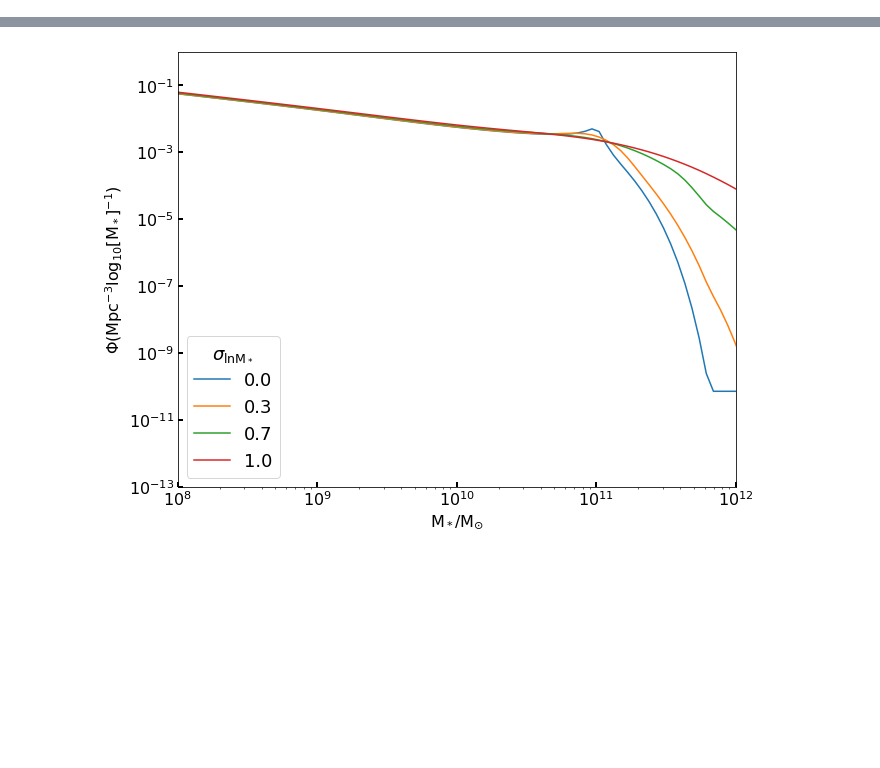
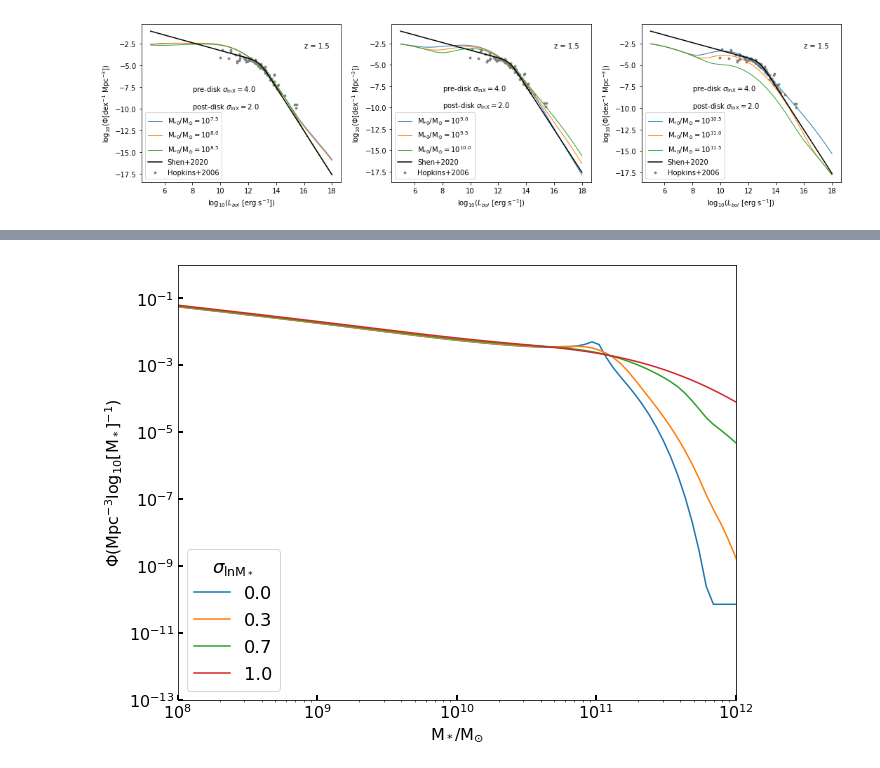
Before and after one commit to megantillman/get_QLF, a Jupyter notebook: function_updates.ipynb, the cells around one changed output, grey strips where cells are left out. Drawn from its saved outputs; the diff is of its cells as text; code cells hidden in the pictures; blank space fills up the shorter version.

```diff
--- a/function_updates.ipynb
+++ b/function_updates.ipynb
@@ -270,0 +315,30 @@ class QLF():
+# %%
+plt.close()
+fig, (ax1,ax2,ax3) = plt.subplots(1,3,figsize=(15,4))
+z = 1.5
+qlf = QLF(z, 0.005)
+qlf.get_dNdlnMstar(0.7)
+lums = np.linspace(5,18,1000)
+init = 7.5
+siglnX = [4.0, 2.0]
+for ax in [ax1,ax2,ax3]:
+    for start in [init,init+0.5,init+1.0]:
+        qlf.get_Mbh(start, approx_local=False)
+        qlf.get_dNdlnL(lums, siglnX)
+        dens = np.log10(qlf.dNdlnL * np.log(10))
+        ax.plot(lums, dens, label = r'$\rmM_{*0}/\rmM_{\odot} = 10^{'+str(start)+'}$', lw=1)
+    init+=1.5
+    x,y,yerr = grab_obs(z)
+    ax.scatter(x,y,s=8,c='gray',label='Hopkins+2006')
+    dens = shen_QLF(z, lums)
+    ax.plot(lums, dens, label='Shen+2020',c='k')
+    ax.legend()
+    ax.set_xlabel('$\log_{10}(L_{bol}$ [erg s$^{-1}])$')
+    ax.set_ylabel('$\log_{10}(\Phi $[dex$^{-1}$ Mpc$^{-3}$])')
+    ax.text(8,-10,r'post-disk $\sigma_{\ln \rmX} = $'+str(siglnX[1]))
+    ax.text(8,-8,r'pre-disk $\sigma_{\ln \rmX} = $'+str(siglnX[0]))
+    ax.text(16,-3,'z = '+str(z))
+plt.tight_layout()
+# plt.savefig('plots/general-plots/exampleQLFs_cont_post-disk.pdf')
+# %% [output]
+[figure, added]
```
Also changed, not shown: parts of 27 cells of this notebook, 18 other files.
